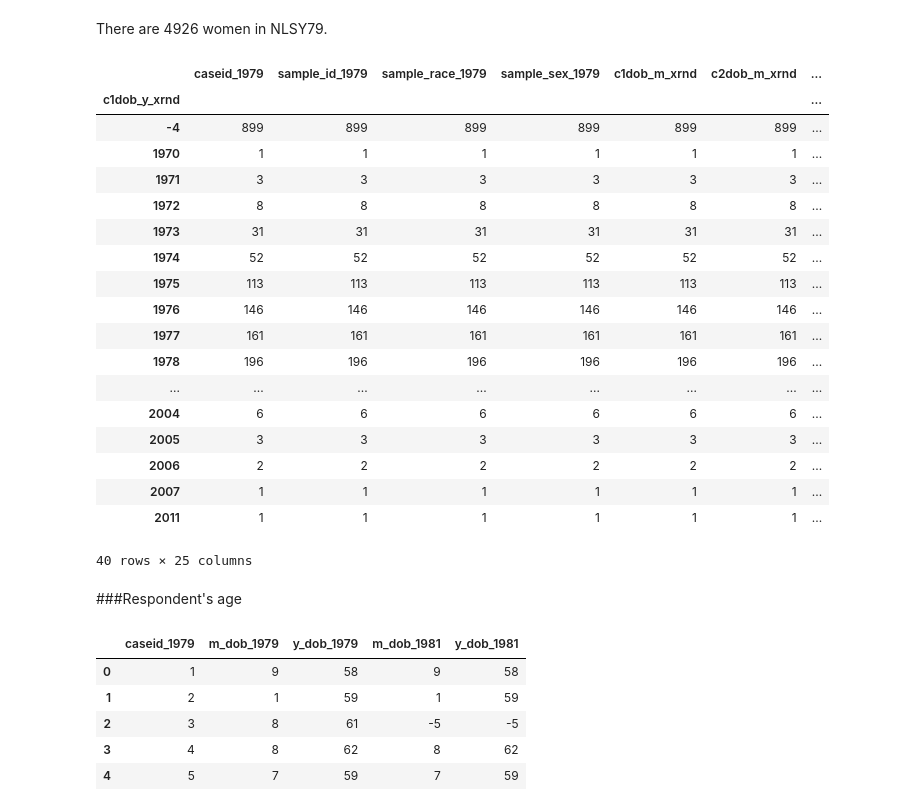
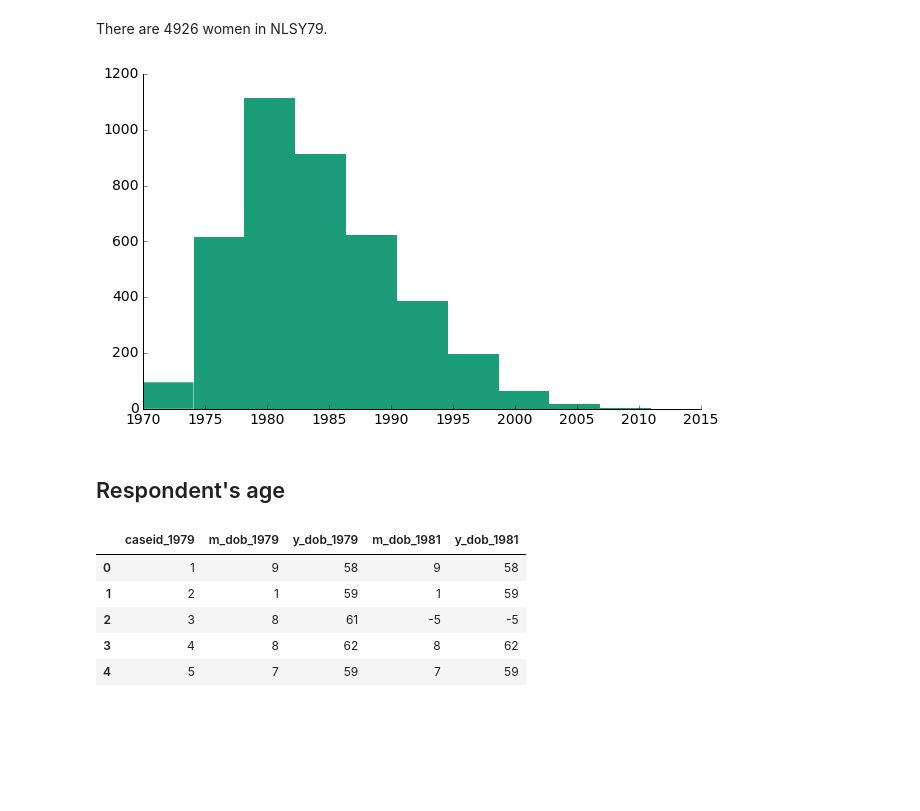
Before and after one commit to jolynn/Optout, a Jupyter notebook: 1sample_selection.ipynb, the cells around one changed output. Cells and saved outputs as stored; diff of their text form; code cells hidden in the pictures; blank space fills up the shorter version.

```diff
--- a/1sample_selection.ipynb
+++ b/1sample_selection.ipynb
@@ -16,6 +65,6 @@ from collections import defaultdict
 # %%
 #read birth data
-dob_df = pd.read_csv('input_data/childbirth.csv')
+dob_df = pd.read_csv('../data/childbirth.csv')
 print dob_df.shape
 dob_df.head()
 # %% [output]
@@ -48,27 +97,10 @@ after dropping: [ 5  6  8  7 14 13]
 There are 4926 women in NLSY79.
 # %%
 #distribution of child birth dates
-sample_df.groupby('c1dob_y_xrnd').count()
+plt.hist(sample_df.c1dob_y_xrnd[sample_df.c1dob_y_xrnd!=-4])
+remove_border()
 # %% [output]
-|  | caseid_1979 | sample_id_1979 | sample_race_1979 | sample_sex_1979 | c1dob_m_xrnd | c2dob_m_xrnd | ... |
-| c1dob_y_xrnd |  |  |  |  |  |  | ... |
-| -4 | 899 | 899 | 899 | 899 | 899 | 899 | ... |
-| 1970 | 1 | 1 | 1 | 1 | 1 | 1 | ... |
-| 1971 | 3 | 3 | 3 | 3 | 3 | 3 | ... |
-| 1972 | 8 | 8 | 8 | 8 | 8 | 8 | ... |
-| 1973 | 31 | 31 | 31 | 31 | 31 | 31 | ... |
-| 1974 | 52 | 52 | 52 | 52 | 52 | 52 | ... |
-| 1975 | 113 | 113 | 113 | 113 | 113 | 113 | ... |
-| 1976 | 146 | 146 | 146 | 146 | 146 | 146 | ... |
-| 1977 | 161 | 161 | 161 | 161 | 161 | 161 | ... |
-| 1978 | 196 | 196 | 196 | 196 | 196 | 196 | ... |
-| ... | ... | ... | ... | ... | ... | ... | ... |
-| 2004 | 6 | 6 | 6 | 6 | 6 | 6 | ... |
-| 2005 | 3 | 3 | 3 | 3 | 3 | 3 | ... |
-| 2006 | 2 | 2 | 2 | 2 | 2 | 2 | ... |
-| 2007 | 1 | 1 | 1 | 1 | 1 | 1 | ... |
-| 2011 | 1 | 1 | 1 | 1 | 1 | 1 | ... |
-40 rows × 25 columns
+[figure, added]
 # %% [markdown]
-###Respondent's age
+## Respondent's age
 # %%
```
Also changed, not shown: parts of 65 cells of this notebook.
